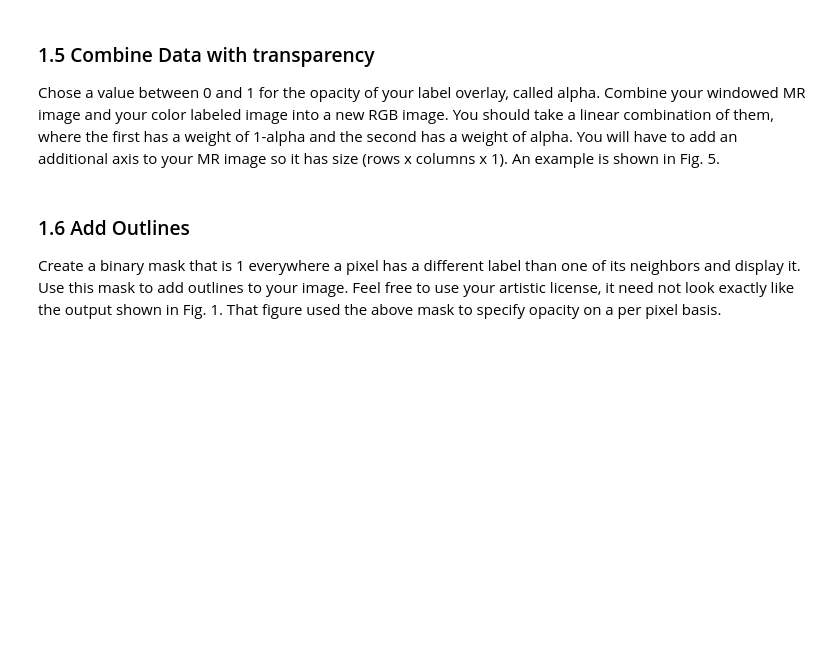
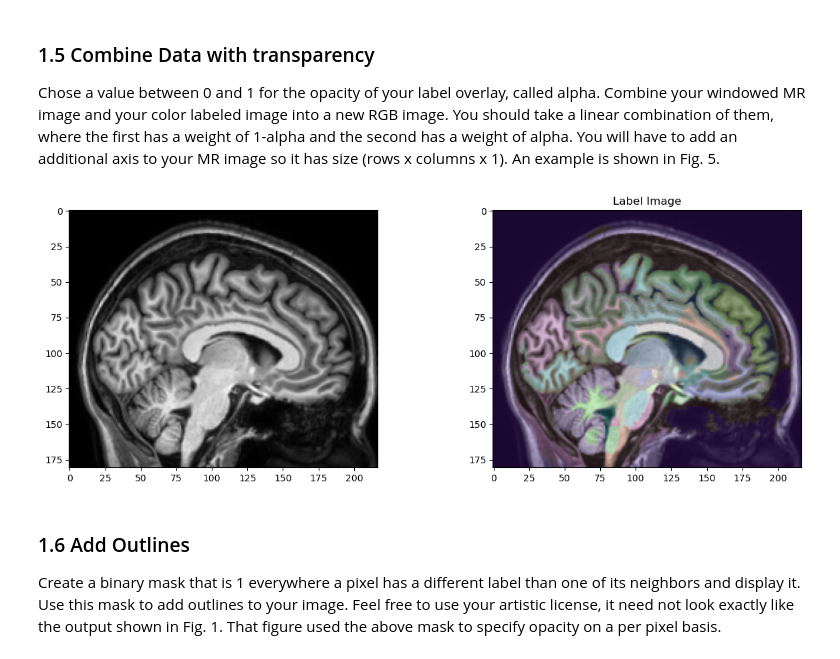
Before and after one commit to Simonlee711/UCLA-Grad-Courses, a Jupyter notebook: BIOMATH208/hw1/hw1.ipynb, the cells around one changed output. Saved outputs shown, nothing was run; the diff lists cells and outputs as text; code cells hidden in the pictures; blank space fills up the shorter version.

```diff
--- a/BIOMATH208/hw1/hw1.ipynb
+++ b/BIOMATH208/hw1/hw1.ipynb
@@ -149,3 +131,25 @@ plt.show()
+# %%
+# Set alpha (transparency level for the overlay)
+alpha = 0.2
+
+# Ensure the MR image has three channels (grayscale to RGB)
+if Ls.ndim == 2:
+    Ls = np.stack((Ls,)*3, axis=-1)
+
+# Combine images
+combined_image = (1 - alpha) * Ls + alpha * RGB
+
+# Displaying the original and combined images
+fig, ax = plt.subplots(1,2, figsize=(15, 5))
+ax[0].imshow(Is, cmap='gray')
+ax[1].imshow(Is, cmap='gray')
+ax[1].imshow(RGB,alpha=0.2)
+ax[1].title.set_text('Label Image')
+# ax[2].imshow(combined_image, cmap='gray')
+# ax[2].title.set_text('Combined Image with Alpha = {}'.format(alpha))
+plt.show()
+# %% [output]
+[figure, added]
 # %% [markdown]
 ### 1.6 Add Outlines
 
```
Also changed, not shown: parts of 23 cells of this notebook, 17 other files.
